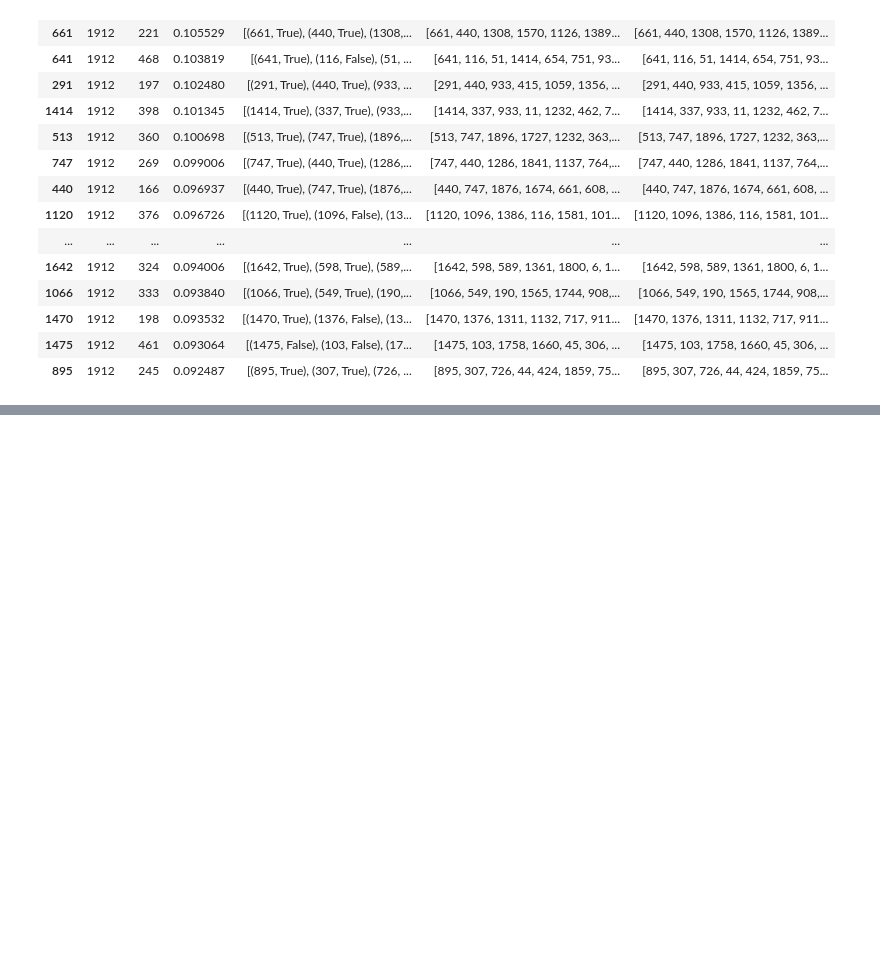
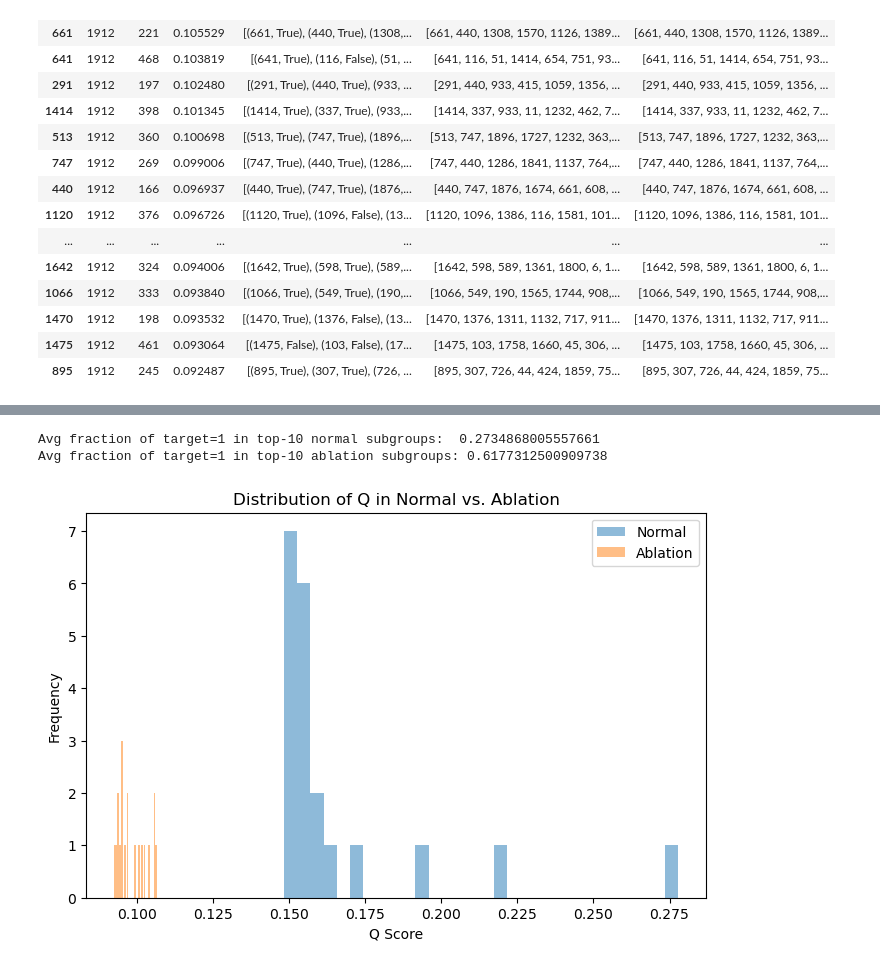
Before and after one commit to Michael-van-Vianen/TUEEMM-MTV, a Jupyter notebook: implement_methods_twitch_dataset.ipynb, the cells around one changed output, grey strips where cells are left out. Drawn from its saved outputs; the diff is of its cells as text; code cells hidden in the pictures; blank space fills up the shorter version.

Commit message:
feat(TwitchDataset): Add ablation study metrics

```diff
--- a/implement_methods_twitch_dataset.ipynb
+++ b/implement_methods_twitch_dataset.ipynb
@@ -132,0 +180,35 @@ result_ablation
+# %%
+def evaluate_pattern_subgroups(df, lu, k=10):
+    top_k = df.head(k)
+
+    target_ratios = []
+    for idx, row in top_k.iterrows():
+        subgroup_nodes = row['subgroup']
+        n_target_true = sum(lu.loc[node, 'target'] for node in subgroup_nodes)
+        ratio_true = n_target_true / max(1, len(subgroup_nodes))
+        target_ratios.append(ratio_true)
+
+    return np.mean(target_ratios), target_ratios
+
+
+mean_ratio_normal, dist_ratios_normal = evaluate_pattern_subgroups(result_normal, lu, k=10)
+mean_ratio_ablation, dist_ratios_ablation = evaluate_pattern_subgroups(result_ablation, lu, k=10)
+
+print("Avg fraction of target=1 in top-10 normal subgroups: ", mean_ratio_normal)
+print("Avg fraction of target=1 in top-10 ablation subgroups:", mean_ratio_ablation)
+# %% [output]
+Avg fraction of target=1 in top-10 normal subgroups:  0.2734868005557661
+Avg fraction of target=1 in top-10 ablation subgroups: 0.6177312500909738
+# %%
+import matplotlib.pyplot as plt
+
+plt.figure(figsize=(8,5))
+plt.hist(result_normal['q'], bins=30, alpha=0.5, label='Normal')
+plt.hist(result_ablation['q'], bins=30, alpha=0.5, label='Ablation')
+plt.xlabel('Q Score')
+plt.ylabel('Frequency')
+plt.title('Distribution of Q in Normal vs. Ablation')
+plt.legend()
+plt.show()
+# %% [output]
+[figure, added]
```
Also changed, not shown: parts of 1 cell of this notebook.
